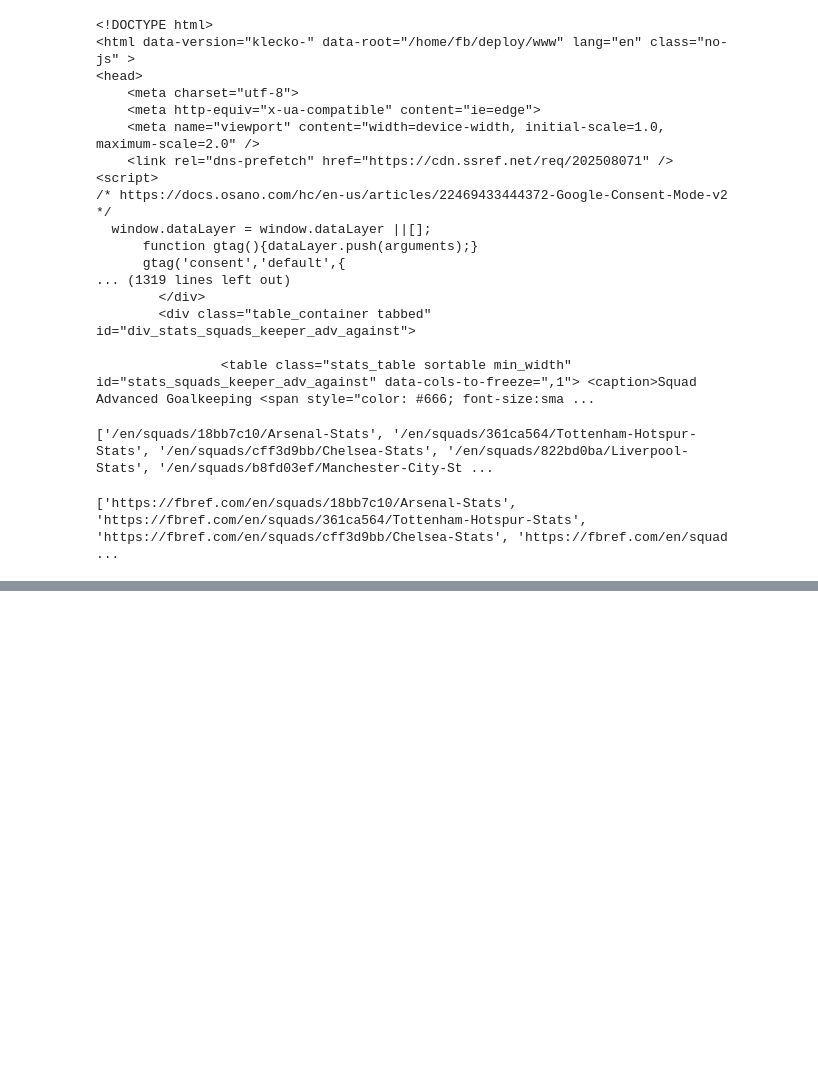
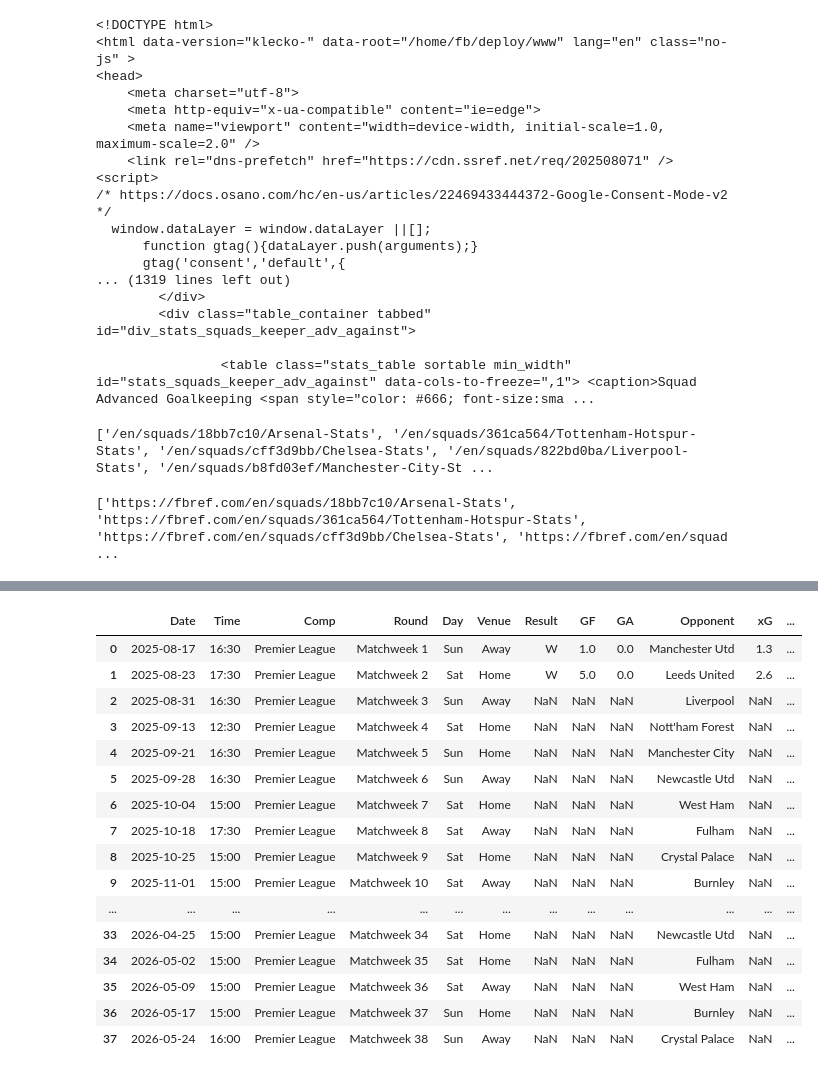
Before and after one commit to nicolynk03/EPL_ML_prediction, a Jupyter notebook: data_scraping.ipynb, the cells around one changed output, grey strips where cells are left out. Cells and saved outputs as stored; diff of their text form; code cells hidden in the pictures; blank space fills up the shorter version.

Commit message:
Completed: extracted match stats with pandas and cloudscraper

```diff
--- a/data_scraping.ipynb
+++ b/data_scraping.ipynb
@@ -61,0 +64,8 @@ print(team_urls)
+# %%
+team_url = team_urls[0]
+# Liverpool
+# team_url = team_urls[3]
+
+# get the html from team_url
+data = scraper.get(team_url).text
+print(data)
@@ -61,0 +90,24 @@ print(team_urls)
+# %%
+from io import StringIO
+
+matches = pd.read_html(StringIO(data), match="Scores & Fixtures")
+# %%
+matches[0]
+# %% [output]
+|  | Date | Time | Comp | Round | Day | Venue | Result | GF | GA | Opponent | xG | ... |
+| 0 | 2025-08-17 | 16:30 | Premier League | Matchweek 1 | Sun | Away | W | 1.0 | 0.0 | Manchester Utd | 1.3 | ... |
+| 1 | 2025-08-23 | 17:30 | Premier League | Matchweek 2 | Sat | Home | W | 5.0 | 0.0 | Leeds United | 2.6 | ... |
+| 2 | 2025-08-31 | 16:30 | Premier League | Matchweek 3 | Sun | Away | NaN | NaN | NaN | Liverpool | NaN | ... |
+| 3 | 2025-09-13 | 12:30 | Premier League | Matchweek 4 | Sat | Home | NaN | NaN | NaN | Nott'ham Forest | NaN | ... |
+| 4 | 2025-09-21 | 16:30 | Premier League | Matchweek 5 | Sun | Home | NaN | NaN | NaN | Manchester City | NaN | ... |
+| 5 | 2025-09-28 | 16:30 | Premier League | Matchweek 6 | Sun | Away | NaN | NaN | NaN | Newcastle Utd | NaN | ... |
+| 6 | 2025-10-04 | 15:00 | Premier League | Matchweek 7 | Sat | Home | NaN | NaN | NaN | West Ham | NaN | ... |
+| 7 | 2025-10-18 | 17:30 | Premier League | Matchweek 8 | Sat | Away | NaN | NaN | NaN | Fulham | NaN | ... |
+| 8 | 2025-10-25 | 15:00 | Premier League | Matchweek 9 | Sat | Home | NaN | NaN | NaN | Crystal Palace | NaN | ... |
+| 9 | 2025-11-01 | 15:00 | Premier League | Matchweek 10 | Sat | Away | NaN | NaN | NaN | Burnley | NaN | ... |
+| ... | ... | ... | ... | ... | ... | ... | ... | ... | ... | ... | ... | ... |
+| 33 | 2026-04-25 | 15:00 | Premier League | Matchweek 34 | Sat | Home | NaN | NaN | NaN | Newcastle Utd | NaN | ... |
+| 34 | 2026-05-02 | 15:00 | Premier League | Matchweek 35 | Sat | Home | NaN | NaN | NaN | Fulham | NaN | ... |
+| 35 | 2026-05-09 | 15:00 | Premier League | Matchweek 36 | Sat | Away | NaN | NaN | NaN | West Ham | NaN | ... |
+| 36 | 2026-05-17 | 15:00 | Premier League | Matchweek 37 | Sun | Home | NaN | NaN | NaN | Burnley | NaN | ... |
+| 37 | 2026-05-24 | 16:00 | Premier League | Matchweek 38 | Sun | Away | NaN | NaN | NaN | Crystal Palace | NaN | ... |
```
Also changed, not shown: parts of 2 cells of this notebook.
